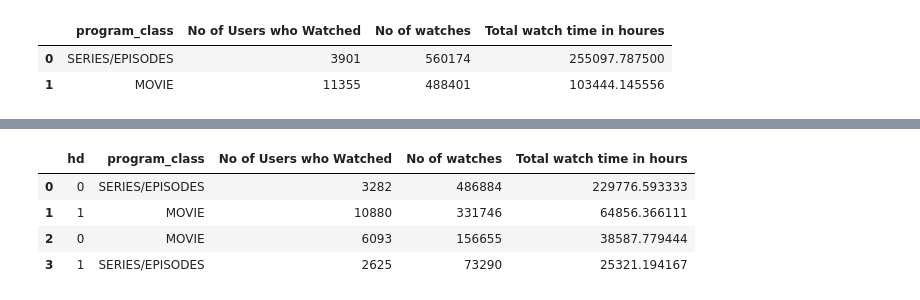
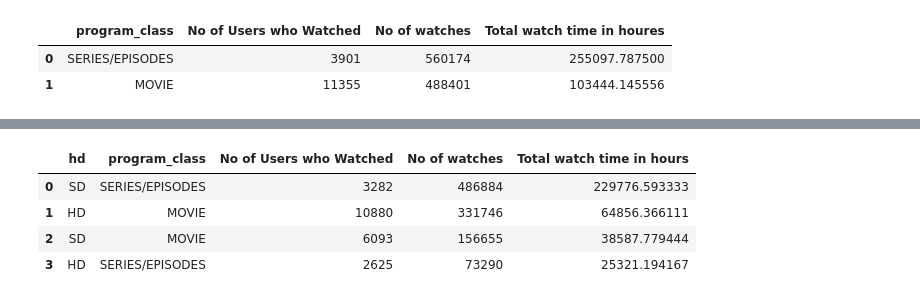
Before and after one commit to LujainAK/STC_TV_Tasks, a Jupyter notebook: Stc_TV_T1.ipynb, the cells around one changed output, grey strips where cells are left out. Cells and saved outputs as stored; diff of their text form; code cells hidden in the pictures.

```diff
--- a/Stc_TV_T1.ipynb
+++ b/Stc_TV_T1.ipynb
@@ -186,22 +198,23 @@ fig2.show()
 # %%
 """
 TODO study the relation and user's behaviour Against HD flag, feel free to include any comparison
 """
 grouped=df.copy()
+grouped = grouped.replace({'hd': {0: 'SD', 1: 'HD'}})
 grouped = grouped.groupby(['hd','program_class'])\
 .agg({'user_id_maped': [('co1', 'nunique'),('co2', 'count')],\
       'duration_seconds': [('co3', 'sum')] }).reset_index()
 grouped.columns = ['hd','program_class','No of Users who Watched', 'No of watches', 'Total watch time in seconds']
 grouped['Total watch time in hours']=grouped['Total watch time in seconds']/3600
 grouped = grouped.drop(columns=['Total watch time in seconds'])
 grouped = grouped.sort_values(by=['Total watch time in hours', 'No of watches','No of Users who Watched'], ascending=False).reset_index(drop=True)
 grouped.head()
 # %% [output]
 |  | hd | program_class | No of Users who Watched | No of watches | Total watch time in hours |
-| 0 | 0 | SERIES/EPISODES | 3282 | 486884 | 229776.593333 |
-| 1 | 1 | MOVIE | 10880 | 331746 | 64856.366111 |
-| 2 | 0 | MOVIE | 6093 | 156655 | 38587.779444 |
-| 3 | 1 | SERIES/EPISODES | 2625 | 73290 | 25321.194167 |
+| 0 | SD | SERIES/EPISODES | 3282 | 486884 | 229776.593333 |
+| 1 | HD | MOVIE | 10880 | 331746 | 64856.366111 |
+| 2 | SD | MOVIE | 6093 | 156655 | 38587.779444 |
+| 3 | HD | SERIES/EPISODES | 2625 | 73290 | 25321.194167 |
 # %%
 # Plot No of Users who Watched vs Program Quality
 fig = px.pie(grouped[grouped['program_class'] == 'MOVIE'], values='No of Users who Watched', names='hd',\
```
Also changed, not shown: parts of 4 cells of this notebook.
